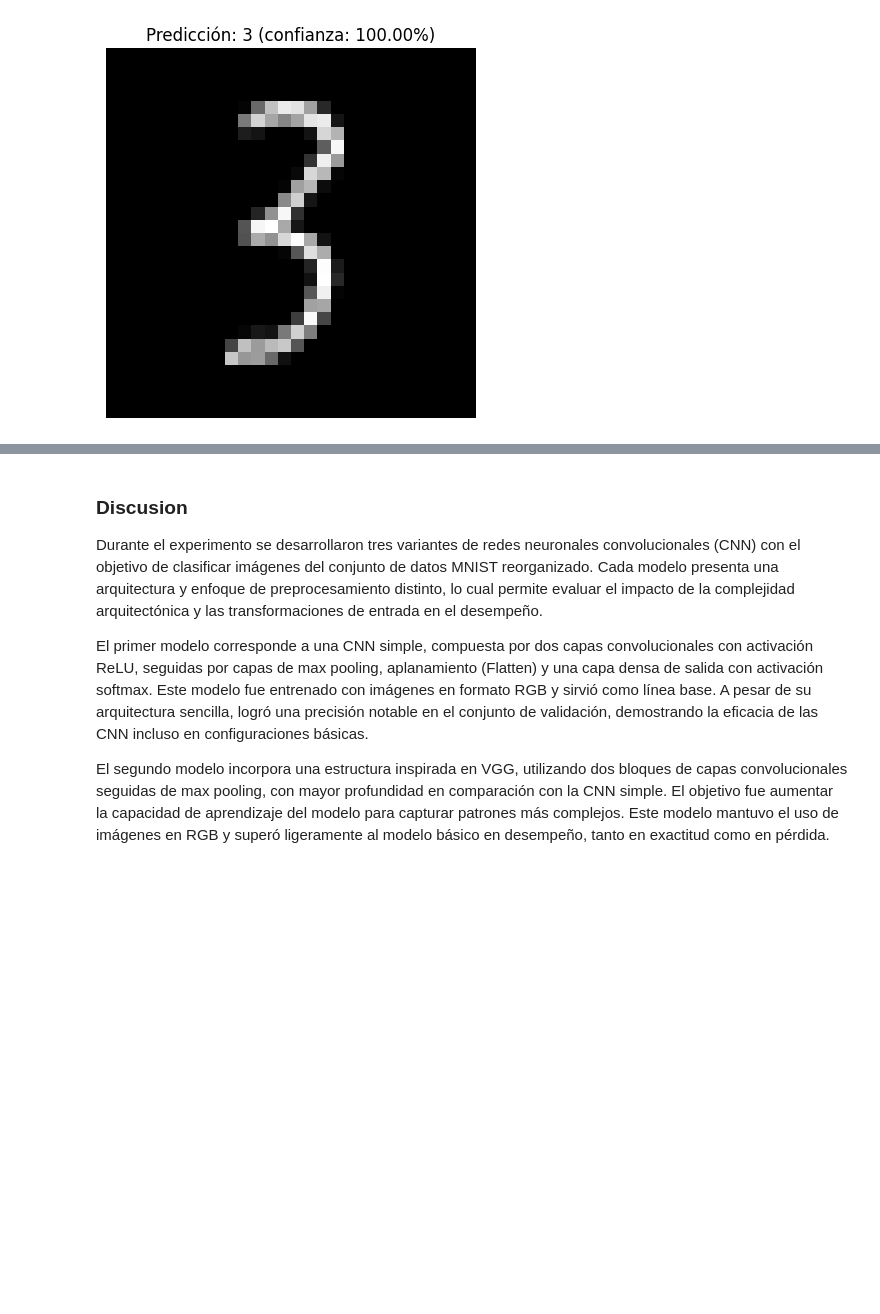
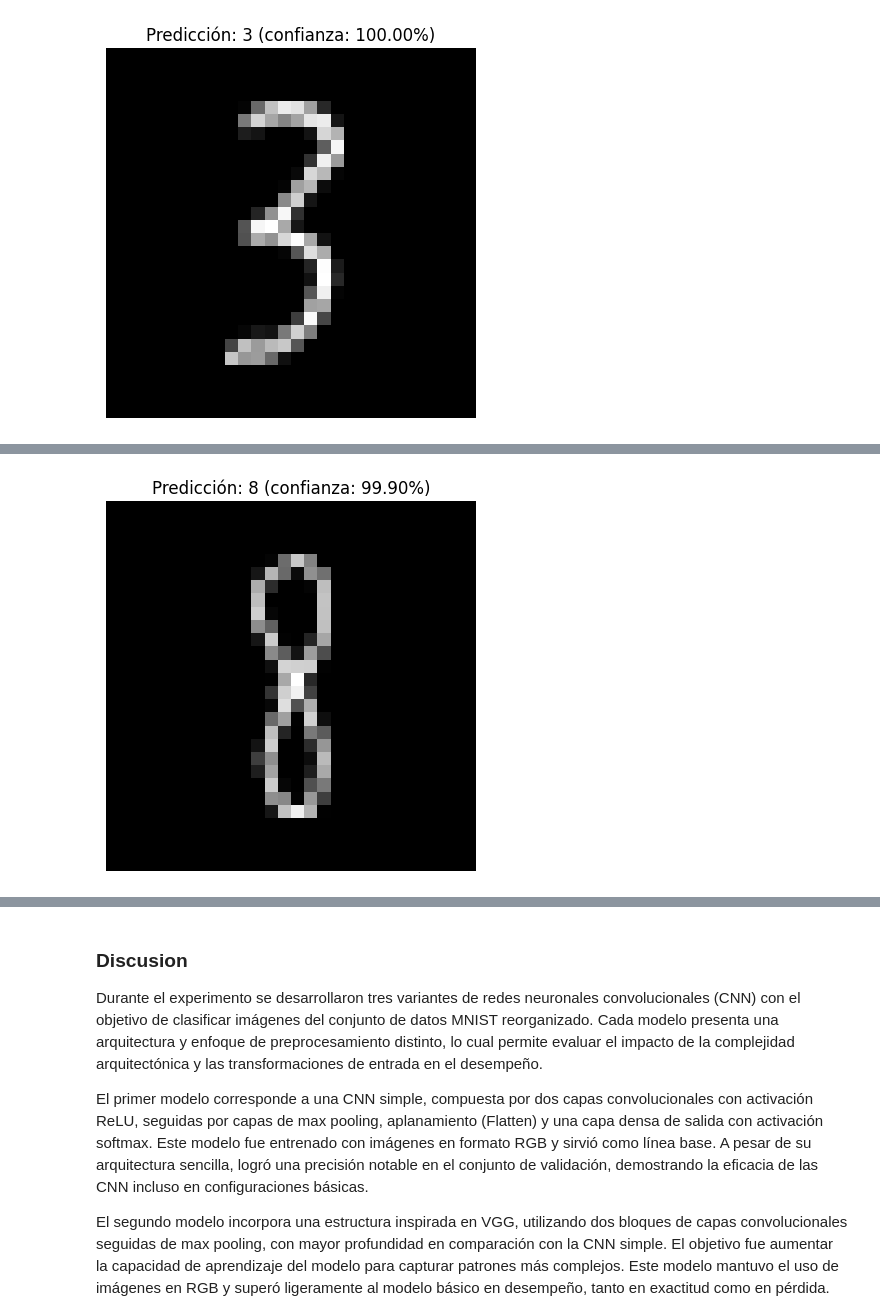
Before and after one commit to JPS4321/lab3_datascience, a Jupyter notebook: Lab3.ipynb, the cells around one changed output, grey strips where cells are left out. Saved outputs shown, nothing was run; the diff lists cells and outputs as text; code cells hidden in the pictures; blank space fills up the shorter version.

```diff
--- a/Lab3.ipynb
+++ b/Lab3.ipynb
@@ -852,0 +866,8 @@ predecir_imagen_ruta(ruta, modelo)
+# %%
+
+
+
+modelo = load_model("modelos/CNN_transformacion.keras")
+ruta = "tests/test3.jpeg"
+predecir_imagen_ruta(ruta, modelo)
+# %% [output]
@@ -852,0 +876 @@ predecir_imagen_ruta(ruta, modelo)
+[figure, added]
```
Also changed, not shown: parts of 6 cells of this notebook, 3 other files.
